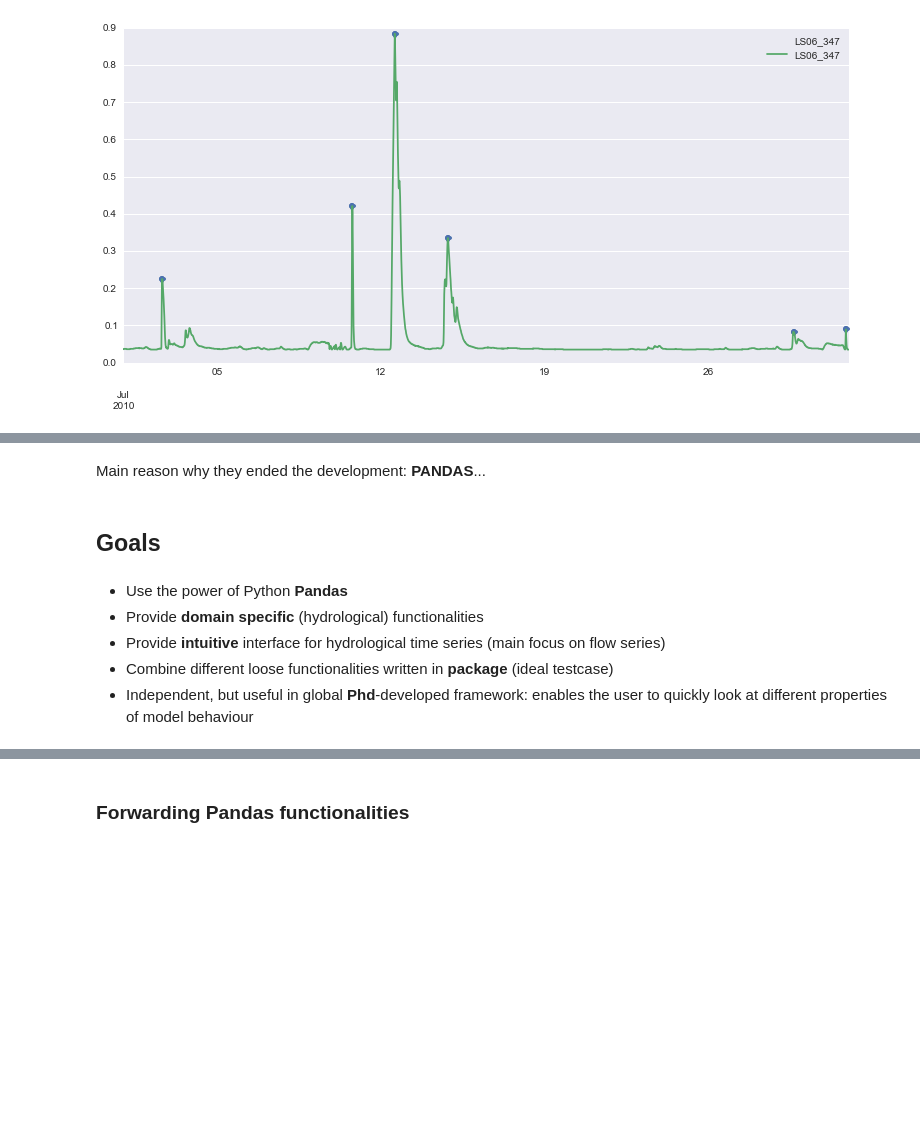
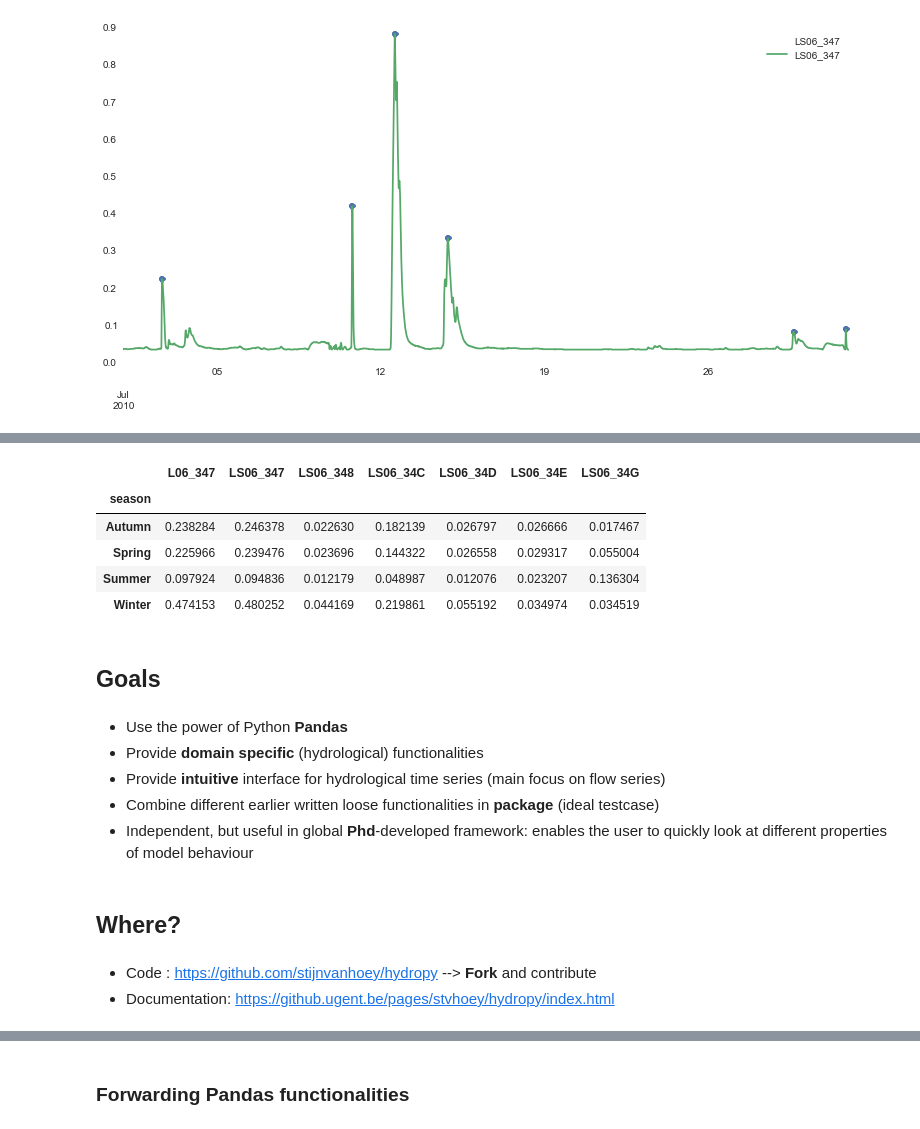
Before and after one commit to stijnvanhoey/hydropy, a Jupyter notebook: hydropy_tutorial.ipynb, the cells around one changed output, grey strips where cells are left out. Cells and saved outputs as stored; diff of their text form; code cells hidden in the pictures; blank space fills up the shorter version.

```diff
--- a/hydropy_tutorial.ipynb
+++ b/hydropy_tutorial.ipynb
@@ -176,10 +81,23 @@ HTML('<iframe src=http://hydroclimpy.sourceforge.net/index.html width=700 height
-# %% [markdown]
-Main reason why they ended the development: **PANDAS**...
+# %%
+# Pandas power is still available:
+myflowserie.data.groupby('season').mean()
+# %% [output]
+|  | L06_347 | LS06_347 | LS06_348 | LS06_34C | LS06_34D | LS06_34E | LS06_34G |
+| season |  |  |  |  |  |  |  |
+| Autumn | 0.238284 | 0.246378 | 0.022630 | 0.182139 | 0.026797 | 0.026666 | 0.017467 |
+| Spring | 0.225966 | 0.239476 | 0.023696 | 0.144322 | 0.026558 | 0.029317 | 0.055004 |
+| Summer | 0.097924 | 0.094836 | 0.012179 | 0.048987 | 0.012076 | 0.023207 | 0.136304 |
+| Winter | 0.474153 | 0.480252 | 0.044169 | 0.219861 | 0.055192 | 0.034974 | 0.034519 |
 # %% [markdown]
 ## Goals
 # %% [markdown]
 * Use the power of Python **Pandas**
 * Provide **domain specific** (hydrological) functionalities
 * Provide **intuitive** interface for hydrological time series (main focus on flow series)
-* Combine different loose functionalities written in **package** (ideal testcase)
+* Combine different earlier written loose functionalities in **package** (ideal testcase)
 * Independent, but useful in global **Phd**-developed framework: enables the user to quickly look at different properties of model behaviour
+# %% [markdown]
+## Where?
+# %% [markdown]
+* Code : https://github.com/stijnvanhoey/hydropy -->  **Fork** and contribute
+* Documentation: https://github.ugent.be/pages/stvhoey/hydropy/index.html
```
Also changed, not shown: parts of 39 cells of this notebook.
